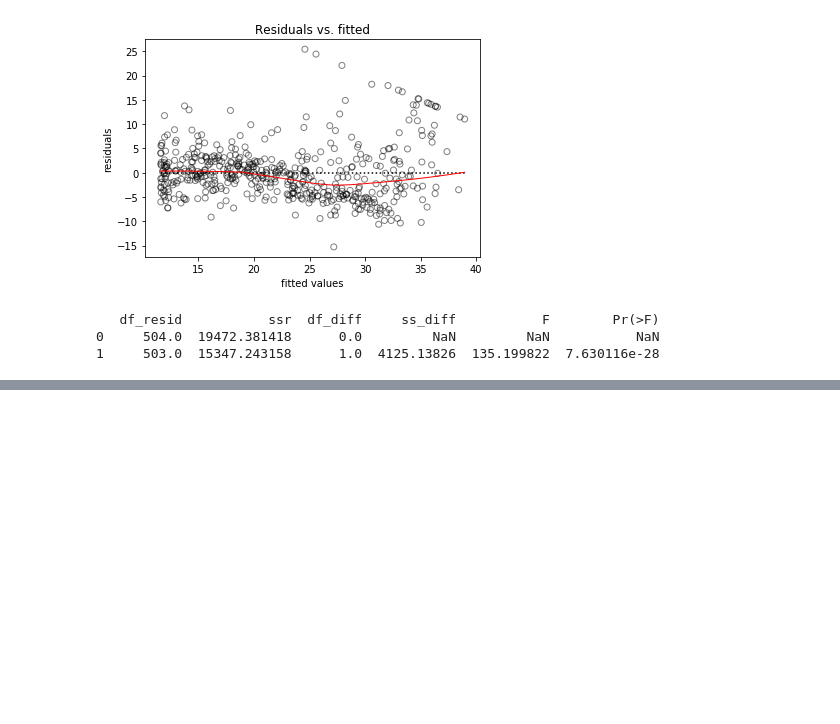
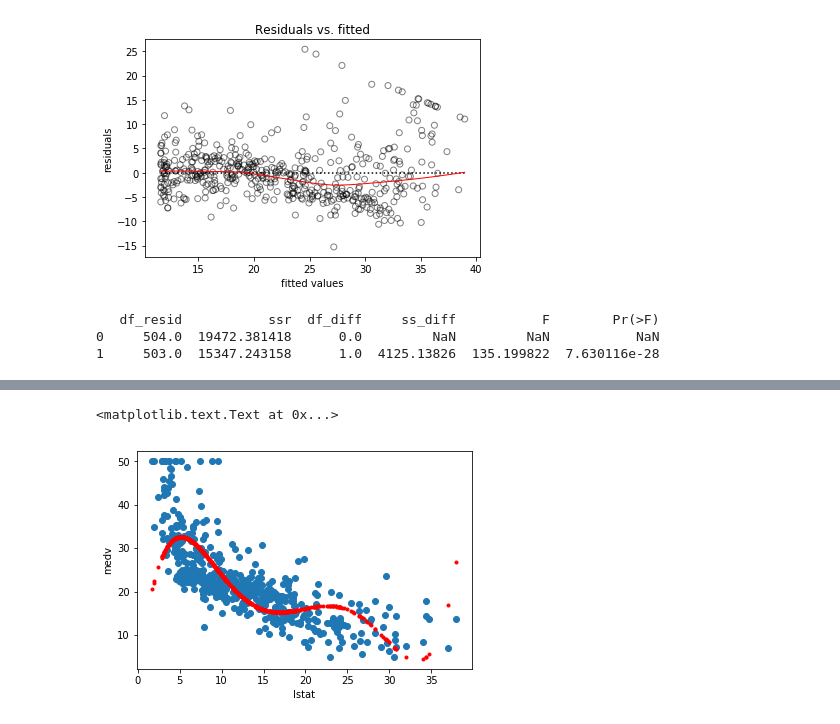
Before and after one commit to joswoo/pattern-recognition, a Jupyter notebook: lab3.ipynb, the cells around one changed output, grey strips where cells are left out. Saved outputs shown, nothing was run; the diff lists cells and outputs as text; code cells hidden in the pictures; blank space fills up the shorter version.

Commit message:
added 5th order polynomial

```diff
--- a/lab3.ipynb
+++ b/lab3.ipynb
@@ -349,0 +347,5 @@ print(table)
+# %%
+# ADD up to 5th order polynomials
+lm5 = smf.ols('medv ~ lstat + I(lstat**2) + I(lstat**3) + I(lstat**4) + I(lstat**5)', data=Boston)
+lm5_fit = lm5.fit()
+lm5_fit.summary()
@@ -349,0 +373,9 @@ print(table)
+# %%
+plt.scatter(Boston.lstat, Boston.medv)
+plt.plot(Boston.lstat,lm5_fit.predict(), '.r')
+plt.xlabel('lstat')
+plt.ylabel('medv')
+# too wiggly
+# %% [output]
+<matplotlib.text.Text at 0x...>
+[figure, added]
```
Also changed, not shown: parts of 7 cells of this notebook.
